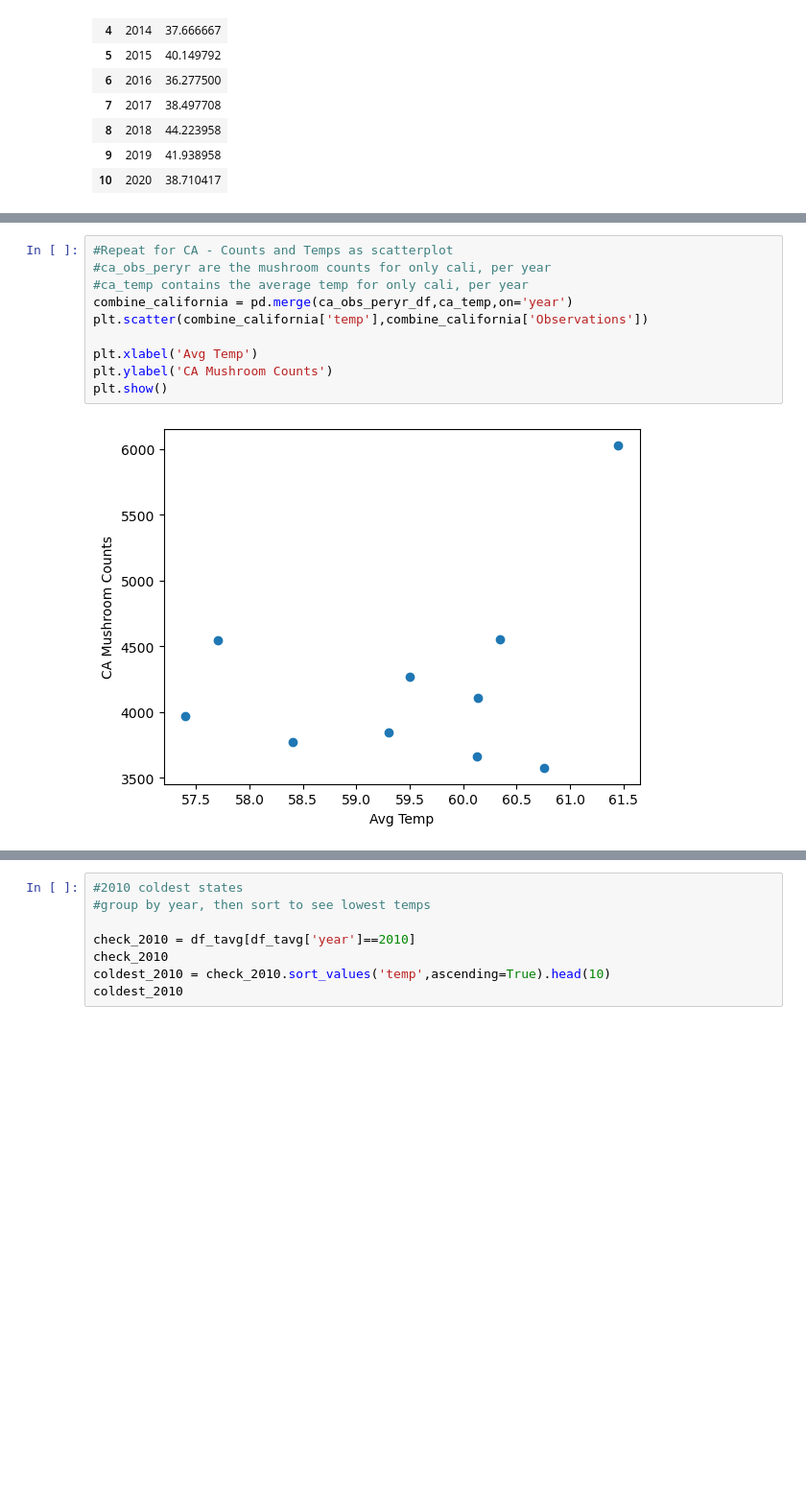
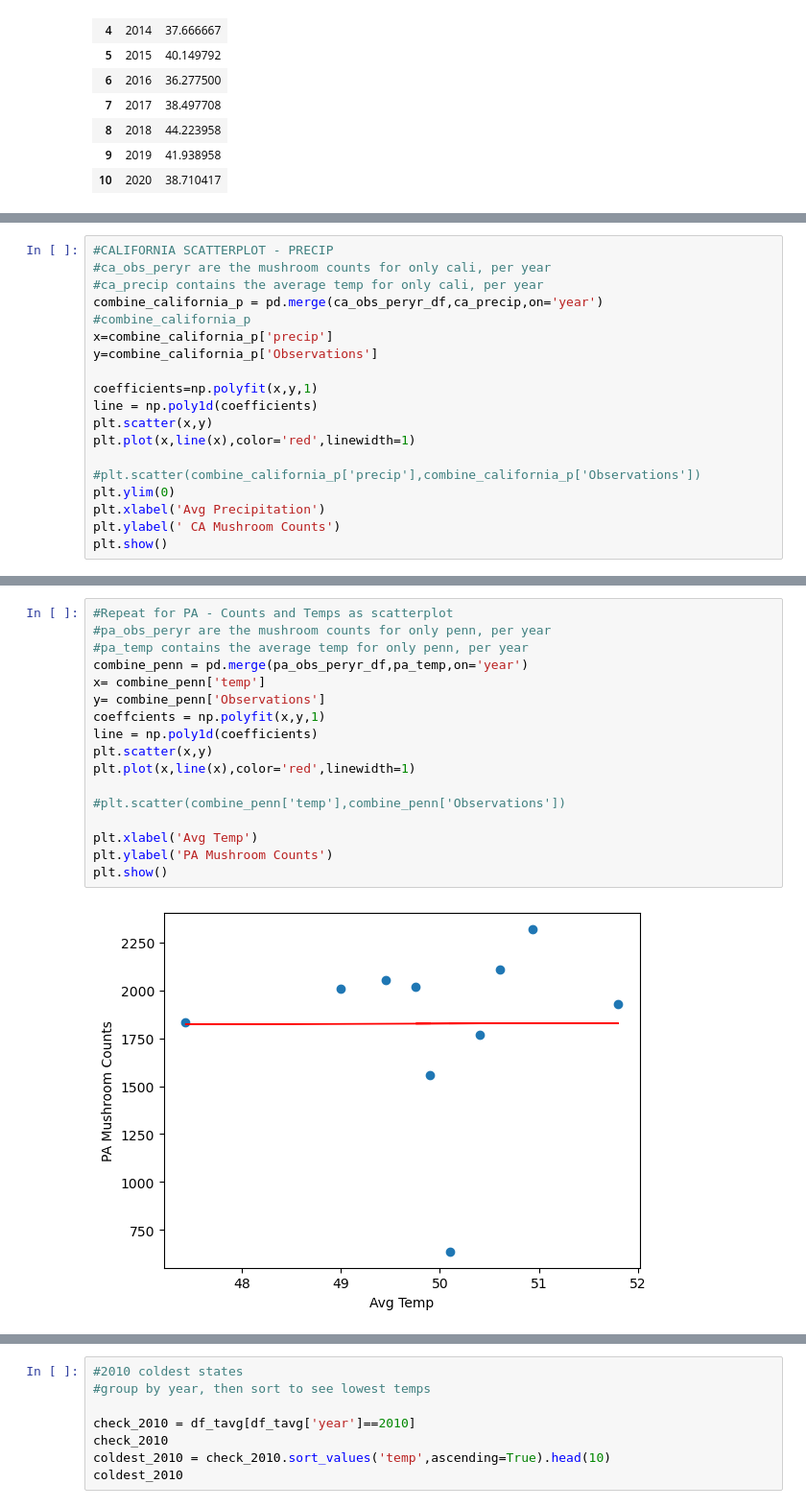
Before and after one commit to cjpentecost/DA8-Capstone, a Jupyter notebook: notebook/combined.ipynb, the cells around one changed output, grey strips where cells are left out. Shown at 96% size. Cells and saved outputs as stored; diff of their text form; blank space fills up the shorter version.

Commit message:
scatterplots

```diff
--- a/notebook/combined.ipynb
+++ b/notebook/combined.ipynb
@@ -396,0 +454,19 @@ plt.show()
+# %%
+#CALIFORNIA SCATTERPLOT - PRECIP
+#ca_obs_peryr are the mushroom counts for only cali, per year
+#ca_precip contains the average temp for only cali, per year
+combine_california_p = pd.merge(ca_obs_peryr_df,ca_precip,on='year')
+#combine_california_p
+x=combine_california_p['precip']
+y=combine_california_p['Observations']
+
+coefficients=np.polyfit(x,y,1)
+line = np.poly1d(coefficients)
+plt.scatter(x,y)
+plt.plot(x,line(x),color='red',linewidth=1)
+
+#plt.scatter(combine_california_p['precip'],combine_california_p['Observations'])
+plt.ylim(0)
+plt.xlabel('Avg Precipitation')
+plt.ylabel(' CA Mushroom Counts')
+plt.show()
@@ -397,13 +475,20 @@ plt.show()
 # %%
-#Repeat for CA - Counts and Temps as scatterplot
-#ca_obs_peryr are the mushroom counts for only cali, per year
-#ca_temp contains the average temp for only cali, per year
-combine_california = pd.merge(ca_obs_peryr_df,ca_temp,on='year')
-plt.scatter(combine_california['temp'],combine_california['Observations'])
+#Repeat for PA - Counts and Temps as scatterplot
+#pa_obs_peryr are the mushroom counts for only penn, per year
+#pa_temp contains the average temp for only penn, per year
+combine_penn = pd.merge(pa_obs_peryr_df,pa_temp,on='year')
+x= combine_penn['temp']
+y= combine_penn['Observations']
+coeffcients = np.polyfit(x,y,1)
+line = np.poly1d(coefficients)
+plt.scatter(x,y)
+plt.plot(x,line(x),color='red',linewidth=1)
+
+#plt.scatter(combine_penn['temp'],combine_penn['Observations'])
 
 plt.xlabel('Avg Temp')
-plt.ylabel('CA Mushroom Counts')
+plt.ylabel('PA Mushroom Counts')
 plt.show()
 # %% [output]
-[figure, old version]
+[figure, new version]
 # %%
```
Also changed, not shown: parts of 22 cells of this notebook.
